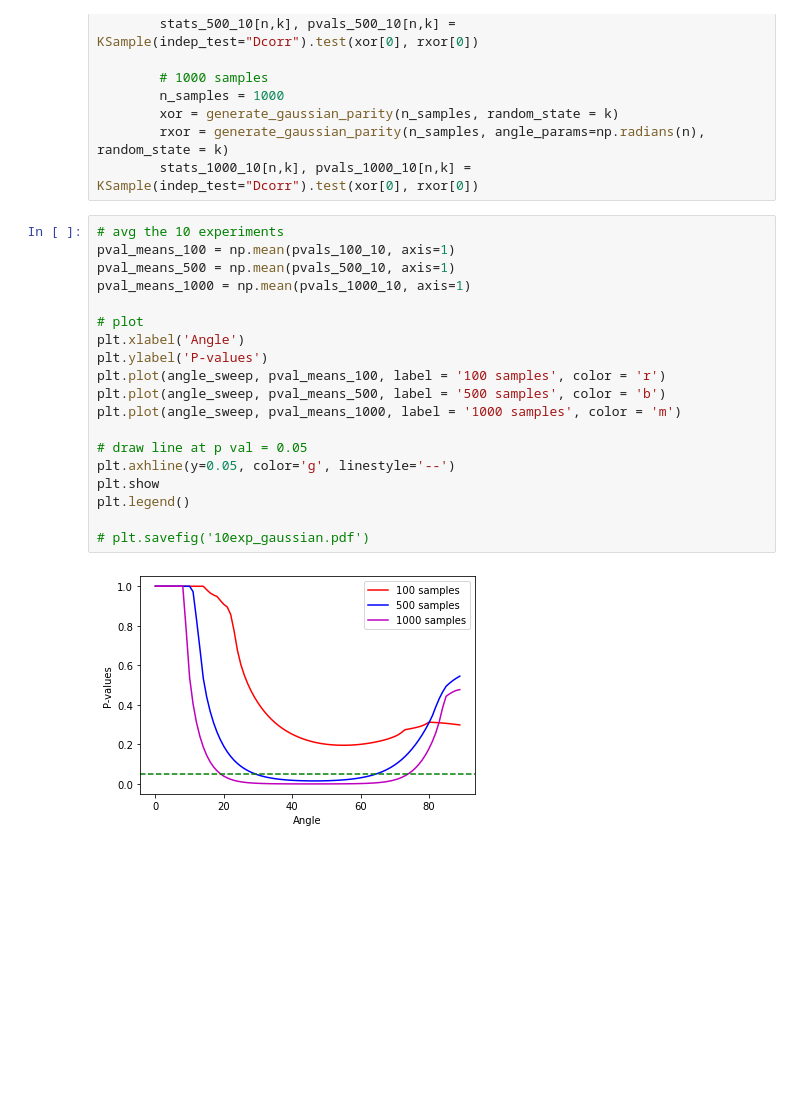
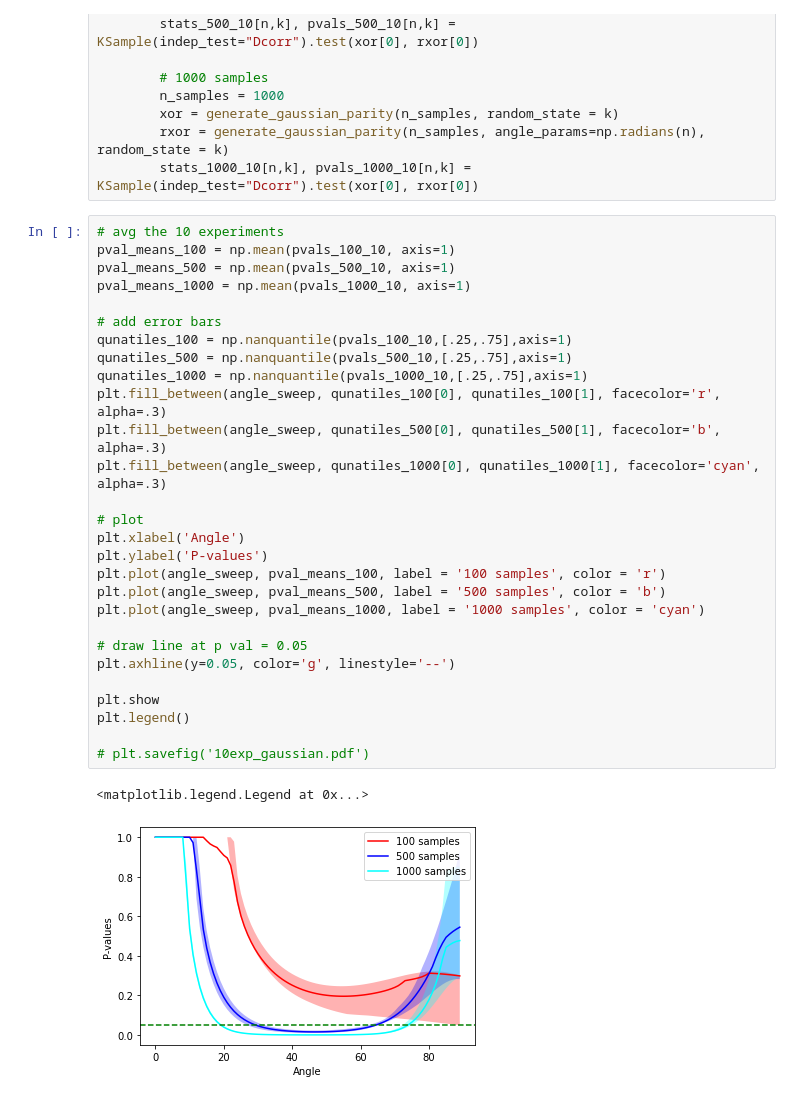
Before and after one commit to NeuroDataDesign/ProgLearn_2021-2022, a Jupyter notebook: Kevin_Feng/gaussian_experiment.ipynb, the cells around one changed output. Cells and saved outputs as stored; diff of their text form; blank space fills up the shorter version.

Commit message:
added error bars to plot

```diff
--- a/Kevin_Feng/gaussian_experiment.ipynb
+++ b/Kevin_Feng/gaussian_experiment.ipynb
@@ -199,21 +200,31 @@ for k in range(10):
 # %%
 # avg the 10 experiments
 pval_means_100 = np.mean(pvals_100_10, axis=1)
 pval_means_500 = np.mean(pvals_500_10, axis=1)
 pval_means_1000 = np.mean(pvals_1000_10, axis=1)
 
+# add error bars
+qunatiles_100 = np.nanquantile(pvals_100_10,[.25,.75],axis=1)
+qunatiles_500 = np.nanquantile(pvals_500_10,[.25,.75],axis=1)
+qunatiles_1000 = np.nanquantile(pvals_1000_10,[.25,.75],axis=1)
+plt.fill_between(angle_sweep, qunatiles_100[0], qunatiles_100[1], facecolor='r', alpha=.3)
+plt.fill_between(angle_sweep, qunatiles_500[0], qunatiles_500[1], facecolor='b', alpha=.3)
+plt.fill_between(angle_sweep, qunatiles_1000[0], qunatiles_1000[1], facecolor='cyan', alpha=.3)
+
 # plot
 plt.xlabel('Angle')
 plt.ylabel('P-values')
 plt.plot(angle_sweep, pval_means_100, label = '100 samples', color = 'r')
 plt.plot(angle_sweep, pval_means_500, label = '500 samples', color = 'b')
-plt.plot(angle_sweep, pval_means_1000, label = '1000 samples', color = 'm')
+plt.plot(angle_sweep, pval_means_1000, label = '1000 samples', color = 'cyan')
 
 # draw line at p val = 0.05
 plt.axhline(y=0.05, color='g', linestyle='--')
+
 plt.show
 plt.legend()
 
 # plt.savefig('10exp_gaussian.pdf')
 # %% [output]
+<matplotlib.legend.Legend at 0x...>
-[figure, old version]
+[figure, new version]
```
Also changed, not shown: parts of 2 cells of this notebook.
